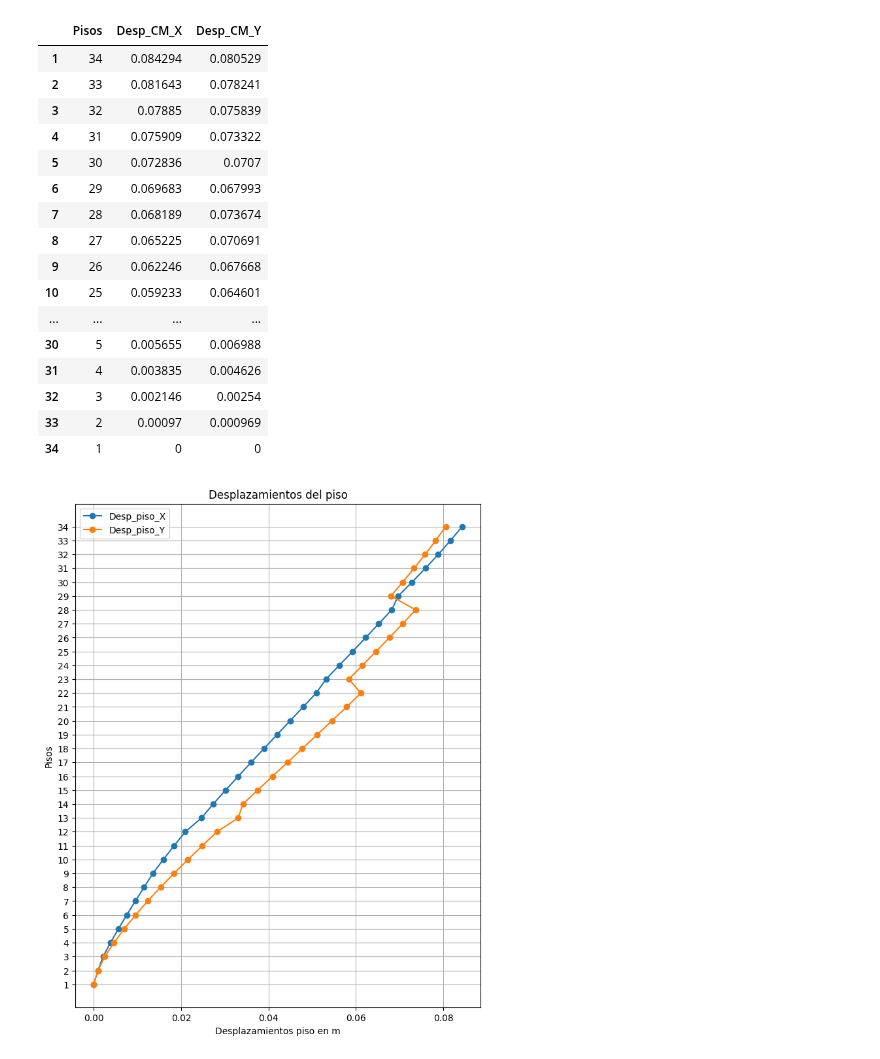
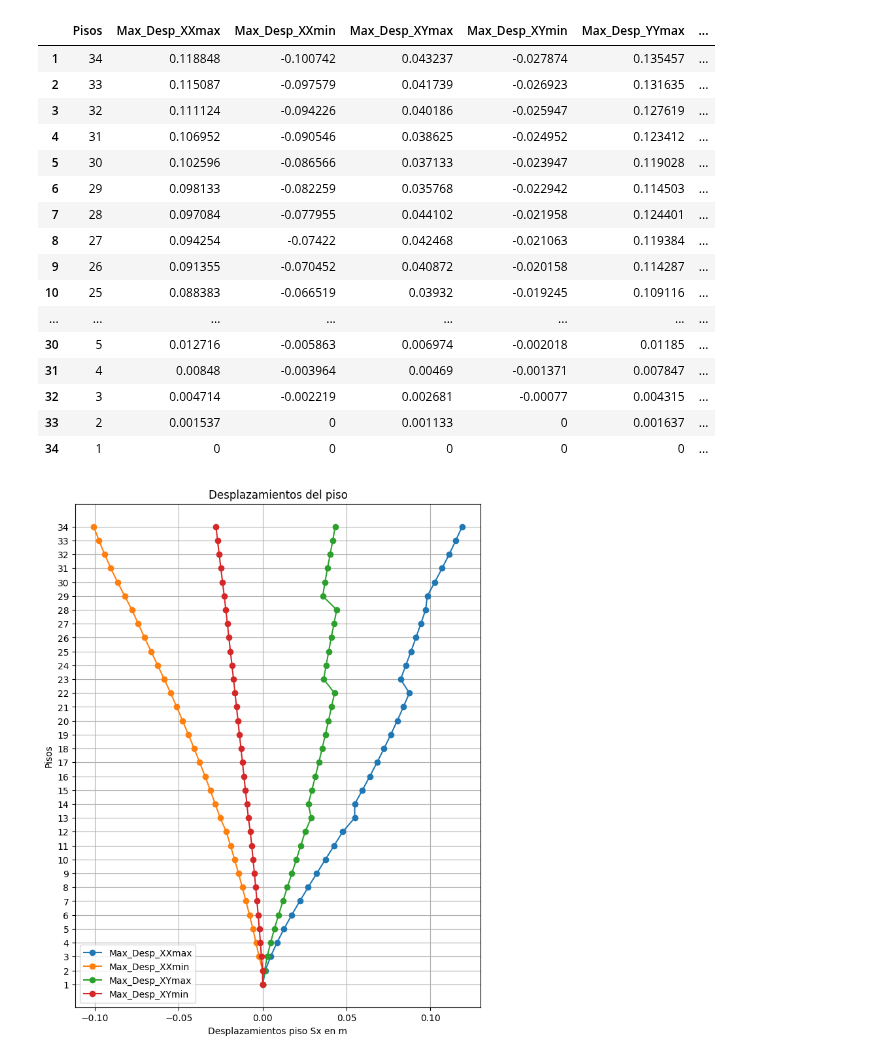
Before and after one commit to NicoJat/Main-codes, a Jupyter notebook: Diseño_Sismoresistente/Graficadores_ETABS/Graficadores/Desplazamientos_pisos.ipynb, the cells around one changed output. Saved outputs shown, nothing was run; the diff lists cells and outputs as text; code cells hidden in the pictures.

```diff
--- a/Diseño_Sismoresistente/Graficadores_ETABS/Graficadores/Desplazamientos_pisos.ipynb
+++ b/Diseño_Sismoresistente/Graficadores_ETABS/Graficadores/Desplazamientos_pisos.ipynb
@@ -4,57 +4,72 @@ import numpy as np
 import matplotlib.pyplot as plt
 
 # Load the Excel file into a DataFrame
-file_path_X = '../Resultados_Excel/Desplazamientos_piso_X.xlsx'  # Replace with your file path
-file_path_Y = '../Resultados_Excel/Desplazamientos_piso_Y.xlsx'  # Replace with your file path
+file_path_X = '../Resultados_ExcelF/excel sismos/Max Disp X.xlsx'  # Replace with your file path
+file_path_Y = '../Resultados_ExcelF/excel sismos/Max Disp Y.xlsx'  # Replace with your file path
 sheet_name = 'Story Response'  # Replace with your sheet name if different
 
 # Load the data into a DataFrame
 data_X = pd.read_excel(file_path_X, sheet_name=sheet_name, header=1)
 data_Y = pd.read_excel(file_path_Y, sheet_name=sheet_name, header=1)
 
 # Assuming your data has 'Node' and 'Displacement' columns
 # Replace these column names with your actual column names
-Desp_piso_X = data_X['X-Dir']
-Desp_piso_Y = data_Y['Y-Dir']
+Max_Desp_XXmax = data_X['X-Dir']
+Max_Desp_XXmin = data_X['X-Dir Min']
+Max_Desp_XYmax = data_X['Y-Dir']
+Max_Desp_XYmin = data_X['Y-Dir Min']
+Max_Desp_YYmax = data_Y['Y-Dir']
+Max_Desp_YYmin = data_Y['Y-Dir Min']
+Max_Desp_YXmax = data_Y['X-Dir']
+Max_Desp_YXmin = data_Y['X-Dir Min']
+
 nodes = np.arange(34, 0, -1)
 nodes_str = [str(node) for node in nodes]
 
 data = {
     'Pisos': nodes_str,
-    'Desp_CM_X': Desp_piso_X[1:],
-    'Desp_CM_Y': Desp_piso_Y[1:]
+    'Max_Desp_XXmax': Max_Desp_XXmax[1:],
+    'Max_Desp_XXmin': Max_Desp_XXmin[1:],
+    'Max_Desp_XYmax': Max_Desp_XYmax[1:],
+    'Max_Desp_XYmin': Max_Desp_XYmin[1:],
+    'Max_Desp_YYmax': Max_Desp_YYmax[1:],
+    'Max_Desp_YYmin': Max_Desp_YYmin[1:],
+    'Max_Desp_YXmax': Max_Desp_YXmax[1:],
+    'Max_Desp_YXmin': Max_Desp_YXmin[1:]
 }
 
 df = pd.DataFrame(data)
 display(df)
 
 # Plotting
 plt.figure(figsize=(8, 10))
-plt.plot(Desp_piso_X[1:], nodes_str, marker='o', linestyle='-', label='Desp_piso_X')
-plt.plot(Desp_piso_Y[1:], nodes_str, marker='o', linestyle='-', label='Desp_piso_Y')
-plt.xlabel('Desplazamientos piso en m')
+plt.plot(Max_Desp_XXmax[1:], nodes_str, marker='o', linestyle='-', label='Max_Desp_XXmax')
+plt.plot(Max_Desp_XXmin[1:], nodes_str, marker='o', linestyle='-', label='Max_Desp_XXmin')
+plt.plot(Max_Desp_XYmax[1:], nodes_str, marker='o', linestyle='-', label='Max_Desp_XYmax')
+plt.plot(Max_Desp_XYmin[1:], nodes_str, marker='o', linestyle='-', label='Max_Desp_XYmin')
+plt.xlabel('Desplazamientos piso Sx en m')
 plt.ylabel('Pisos')
 plt.title('Desplazamientos del piso')
 plt.legend()
 plt.grid(True)
 plt.gca().invert_yaxis()
 plt.show()
 # %% [output]
-|  | Pisos | Desp_CM_X | Desp_CM_Y |
-| 1 | 34 | 0.084294 | 0.080529 |
-| 2 | 33 | 0.081643 | 0.078241 |
-| 3 | 32 | 0.07885 | 0.075839 |
-| 4 | 31 | 0.075909 | 0.073322 |
-| 5 | 30 | 0.072836 | 0.0707 |
-| 6 | 29 | 0.069683 | 0.067993 |
-| 7 | 28 | 0.068189 | 0.073674 |
-| 8 | 27 | 0.065225 | 0.070691 |
-| 9 | 26 | 0.062246 | 0.067668 |
-| 10 | 25 | 0.059233 | 0.064601 |
-| ... | ... | ... | ... |
-| 30 | 5 | 0.005655 | 0.006988 |
-| 31 | 4 | 0.003835 | 0.004626 |
-| 32 | 3 | 0.002146 | 0.00254 |
-| 33 | 2 | 0.00097 | 0.000969 |
-| 34 | 1 | 0 | 0 |
+|  | Pisos | Max_Desp_XXmax | Max_Desp_XXmin | Max_Desp_XYmax | Max_Desp_XYmin | Max_Desp_YYmax | ... |
+| 1 | 34 | 0.118848 | -0.100742 | 0.043237 | -0.027874 | 0.135457 | ... |
+| 2 | 33 | 0.115087 | -0.097579 | 0.041739 | -0.026923 | 0.131635 | ... |
+| 3 | 32 | 0.111124 | -0.094226 | 0.040186 | -0.025947 | 0.127619 | ... |
+| 4 | 31 | 0.106952 | -0.090546 | 0.038625 | -0.024952 | 0.123412 | ... |
+| 5 | 30 | 0.102596 | -0.086566 | 0.037133 | -0.023947 | 0.119028 | ... |
+| 6 | 29 | 0.098133 | -0.082259 | 0.035768 | -0.022942 | 0.114503 | ... |
+| 7 | 28 | 0.097084 | -0.077955 | 0.044102 | -0.021958 | 0.124401 | ... |
+| 8 | 27 | 0.094254 | -0.07422 | 0.042468 | -0.021063 | 0.119384 | ... |
+| 9 | 26 | 0.091355 | -0.070452 | 0.040872 | -0.020158 | 0.114287 | ... |
+| 10 | 25 | 0.088383 | -0.066519 | 0.03932 | -0.019245 | 0.109116 | ... |
+| ... | ... | ... | ... | ... | ... | ... | ... |
+| 30 | 5 | 0.012716 | -0.005863 | 0.006974 | -0.002018 | 0.01185 | ... |
+| 31 | 4 | 0.00848 | -0.003964 | 0.00469 | -0.001371 | 0.007847 | ... |
+| 32 | 3 | 0.004714 | -0.002219 | 0.002681 | -0.00077 | 0.004315 | ... |
+| 33 | 2 | 0.001537 | 0 | 0.001133 | 0 | 0.001637 | ... |
+| 34 | 1 | 0 | 0 | 0 | 0 | 0 | ... |
-[figure, old version]
+[figure, new version]
```
Also changed, not shown: parts of 1 cell of this notebook, 39 other files.
